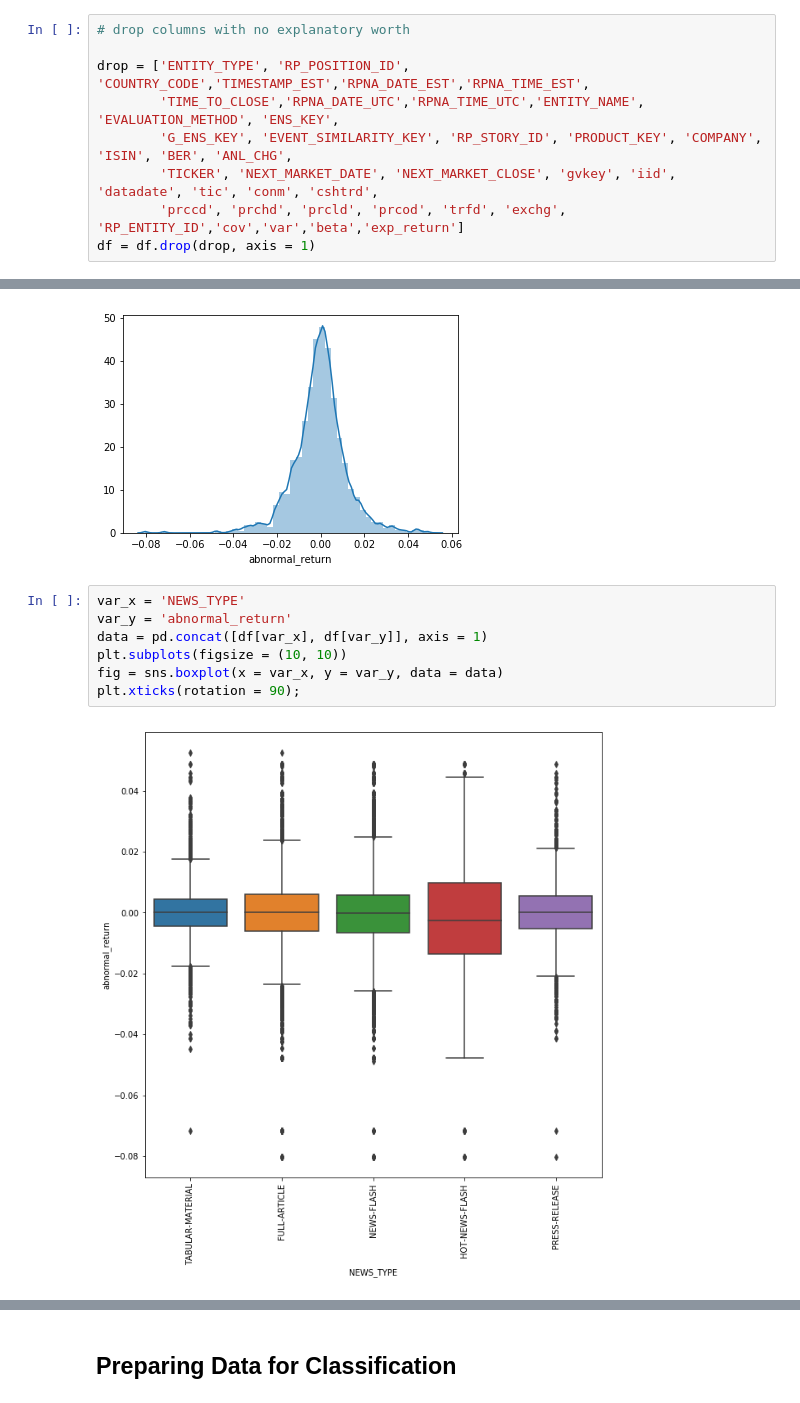
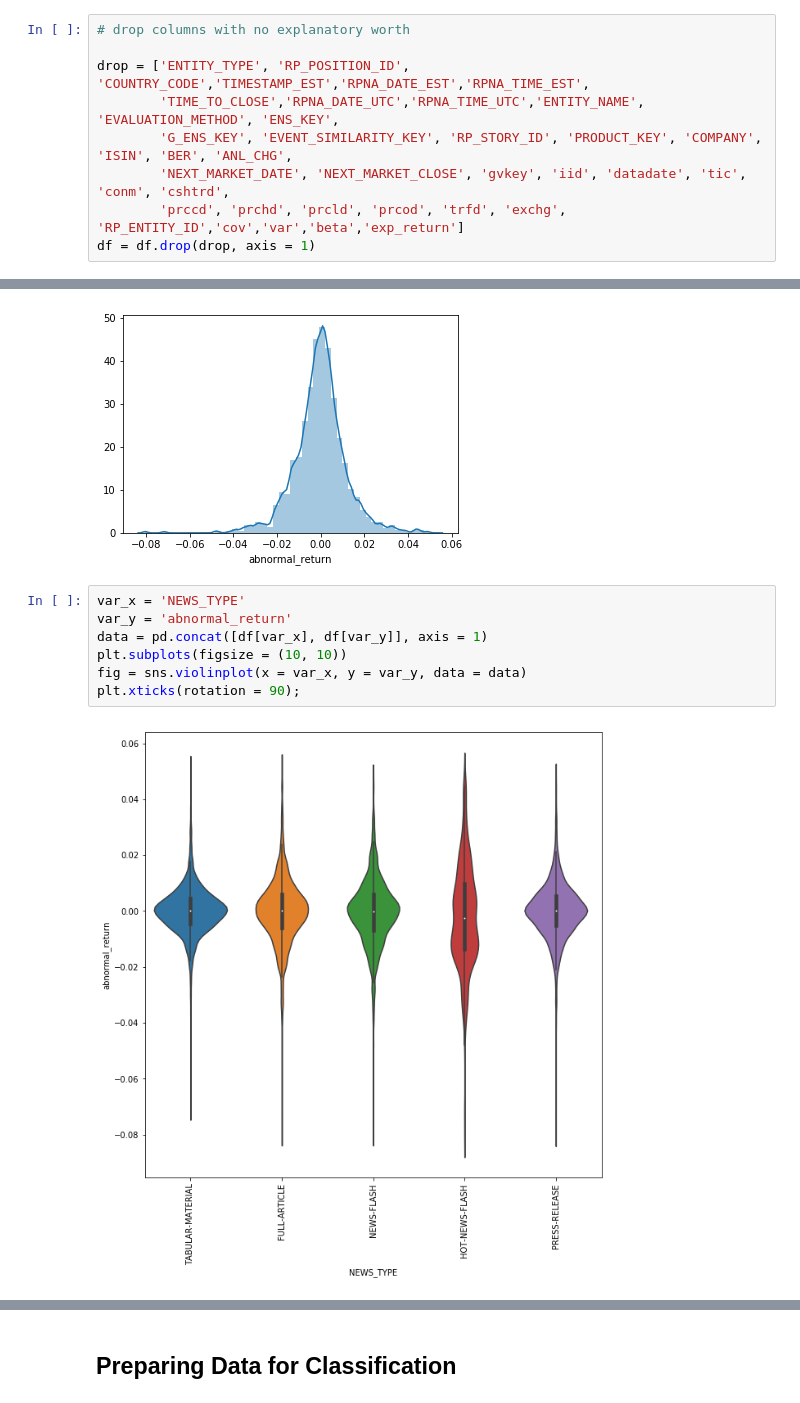
Before and after one commit to nico-busch/PHBS_MLF_2018, a Jupyter notebook: notebook.ipynb, the cells around one changed output, grey strips where cells are left out. Saved outputs shown, nothing was run; the diff lists cells and outputs as text.

```diff
--- a/notebook.ipynb
+++ b/notebook.ipynb
@@ -243,7 +235,7 @@ memory usage: 467.6+ MB
 drop = ['ENTITY_TYPE', 'RP_POSITION_ID', 'COUNTRY_CODE','TIMESTAMP_EST','RPNA_DATE_EST','RPNA_TIME_EST',
         'TIME_TO_CLOSE','RPNA_DATE_UTC','RPNA_TIME_UTC','ENTITY_NAME', 'EVALUATION_METHOD', 'ENS_KEY',
         'G_ENS_KEY', 'EVENT_SIMILARITY_KEY', 'RP_STORY_ID', 'PRODUCT_KEY', 'COMPANY', 'ISIN', 'BER', 'ANL_CHG',
-        'TICKER', 'NEXT_MARKET_DATE', 'NEXT_MARKET_CLOSE', 'gvkey', 'iid', 'datadate', 'tic', 'conm', 'cshtrd',
+        'NEXT_MARKET_DATE', 'NEXT_MARKET_CLOSE', 'gvkey', 'iid', 'datadate', 'tic', 'conm', 'cshtrd',
         'prccd', 'prchd', 'prcld', 'prcod', 'trfd', 'exchg', 'RP_ENTITY_ID','cov','var','beta','exp_return']
 df = df.drop(drop, axis = 1)
 # %% [markdown]
@@ -297,11 +296,11 @@ sns.distplot(df['abnormal_return']);
 # %%
 var_x = 'NEWS_TYPE'
 var_y = 'abnormal_return'
 data = pd.concat([df[var_x], df[var_y]], axis = 1)
 plt.subplots(figsize = (10, 10))
-fig = sns.boxplot(x = var_x, y = var_y, data = data)
+fig = sns.violinplot(x = var_x, y = var_y, data = data)
 plt.xticks(rotation = 90);
 # %% [output]
-[figure, old version]
+[figure, new version]
 # %%
 # check correlation of all variables
```
Also changed, not shown: parts of 8 cells of this notebook.
